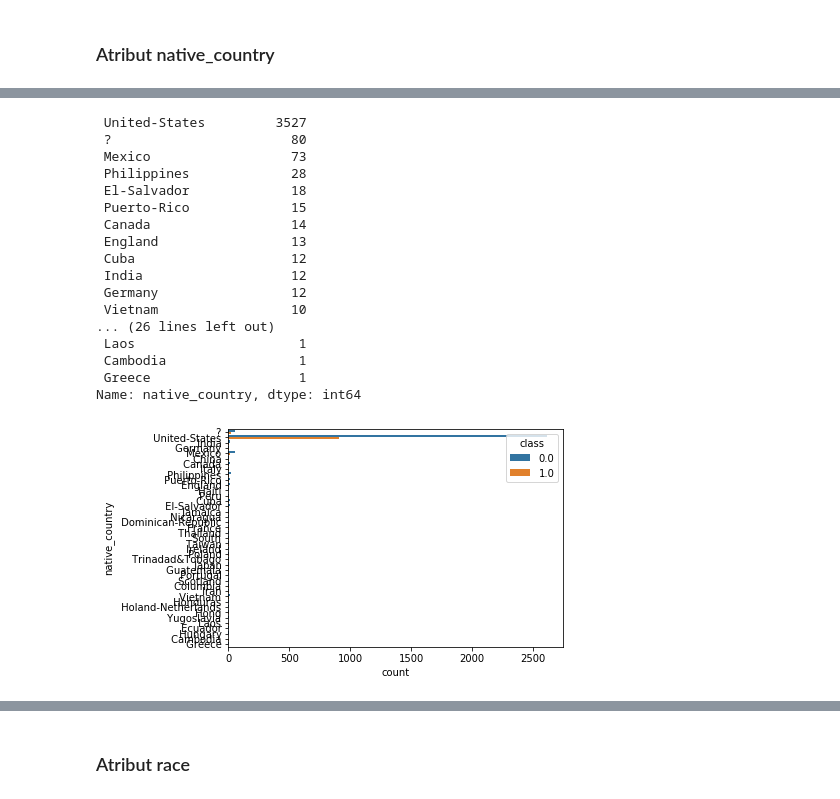
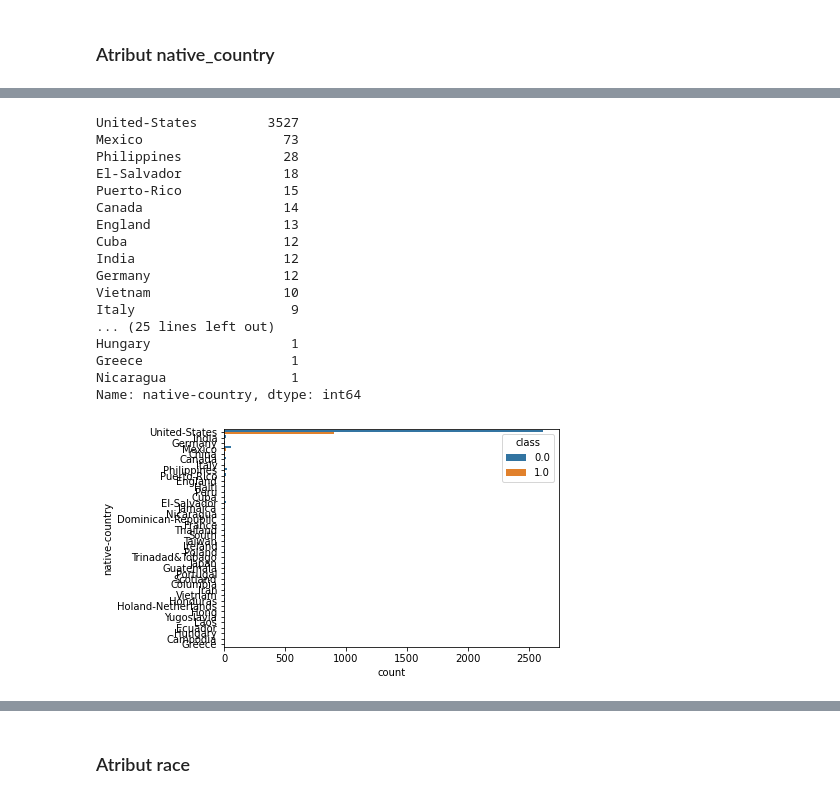
Before and after one commit to MakoHnat/IAU, a Jupyter notebook: Preprocessing_Marcel.ipynb, the cells around one changed output, grey strips where cells are left out. Cells and saved outputs as stored; diff of their text form; code cells hidden in the pictures.

```diff
--- a/Preprocessing_Marcel.ipynb
+++ b/Preprocessing_Marcel.ipynb
@@ -161,25 +157,33 @@ daniel2
 # %% [markdown]
 Ako mozno vidiet, ide o rovnake medicinske zaznamy, staci sa pozriet na merania glukozy, ktore su "nachlp" presne
 # %%
+#funckia, ktora mergne zaznamy, ktore su rovnake
 def piece_datarows_together(data):
 
     data = data.copy().set_index("name")
 
     #toto nam vrati dataset, ktory obsahuje vsetky duplikaty, s ktorymi budeme pracovat
+    #proste to vrati data, ktore maju index, ktory je v datasete viac ako raz pouzity
     duplicated = data[data.index.duplicated(keep=False)]
 
     index_values = duplicated.index.unique()
 
     #najprv vsetky hodnoty prenesieme do prveho vyskytu zaznamu daneho pacienta v datasete
     for idx in index_values:
-        mini_dataset = duplicated.loc[idx]
+        mini_dataset = duplicated.loc[idx] #toto vrati viacero zaznamov s rovnakych idx
 
+        #zistim si, ktore atributy su nullove pre presne prvy zaznam a pre konkretne nullove atributy budem nadalej hladat
+        #nenullovu hodnotu v ostatnych zaznamoch s rovnakym idx
         missing_mask = mini_dataset.iloc[0].isnull()
         attributes = mini_dataset.columns.values
         missing_attributes = attributes[missing_mask]
 
+        #tu replacujem null hodnoty za nenullove
         for attr in missing_attributes:
-            mini_dataset.iloc[0][attr] = mini_dataset[attr].notnull().values[0]
+            not_null = mini_dataset[attr][mini_dataset[attr].notnull()]
+
+            if len(not_null) != 0:
+                mini_dataset.iloc[0][attr] = not_null.values[0]
 
 
     #teraz uz mozme vymazat vsetky druhe, resp. ostatne zaznamy pacienta
@@ -651,2 +814,2 @@ data[data["class"].isnull()]
 # %%
-data = data.rename(columns = {'native-country':'native_country'})
+#data = data.rename(columns = {'native-country':'native_country'})
@@ -673,21 +816,21 @@ memory usage: 645.4+ KB
 # %%
-visual.univariate_categ_to_class(data, "native_country")
+visual.univariate_categ_to_class(data, "native-country")
 # %% [output]
- United-States         3527
- ?                       80
- Mexico                  73
- Philippines             28
- El-Salvador             18
- Puerto-Rico             15
- Canada                  14
- England                 13
- Cuba                    12
- India                   12
- Germany                 12
- Vietnam                 10
-... (26 lines left out)
- Laos                     1
- Cambodia                 1
- Greece                   1
-Name: native_country, dtype: int64
+United-States         3527
+Mexico                  73
+Philippines             28
+El-Salvador             18
+Puerto-Rico             15
+Canada                  14
+England                 13
+Cuba                    12
+India                   12
+Germany                 12
+Vietnam                 10
+Italy                    9
+... (25 lines left out)
+Hungary                  1
+Greece                   1
+Nicaragua                1
+Name: native-country, dtype: int64
-[figure, old version]
+[figure, new version]
```
Also changed, not shown: parts of 183 cells of this notebook, 1 other file.
